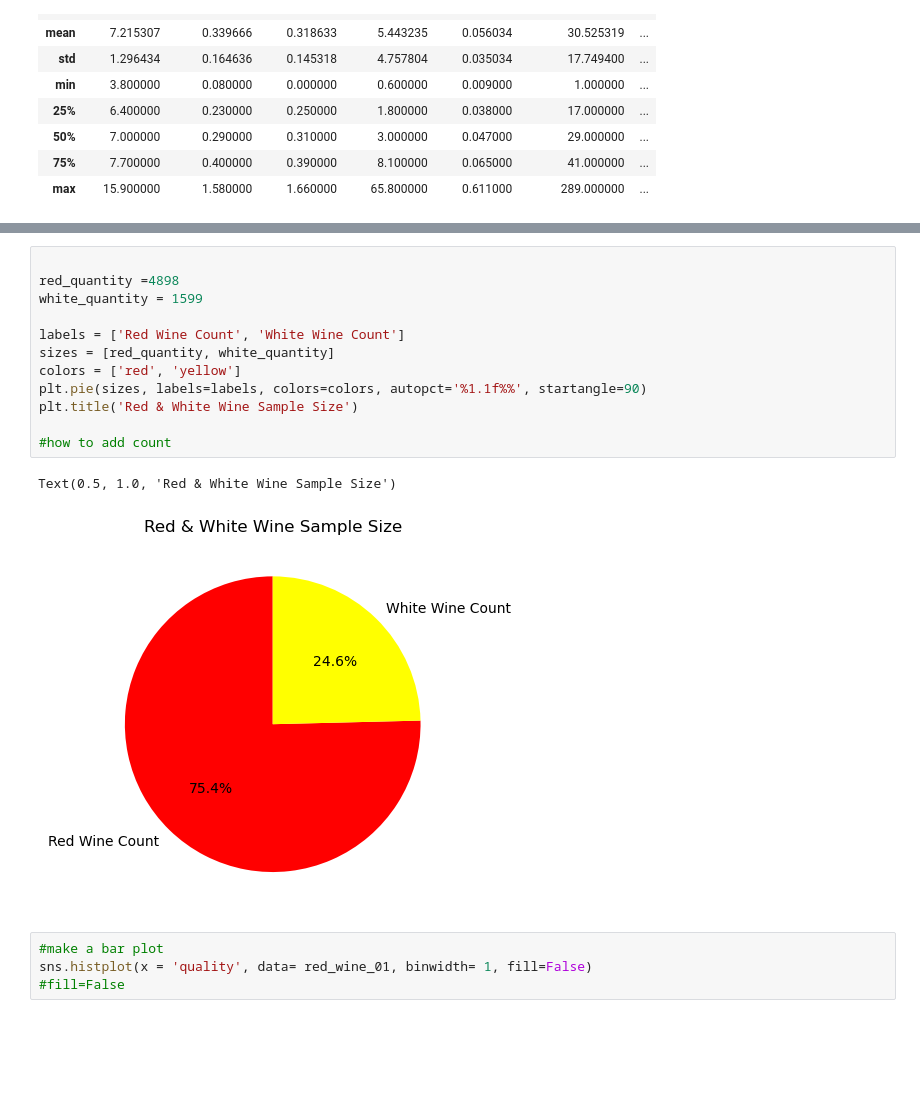
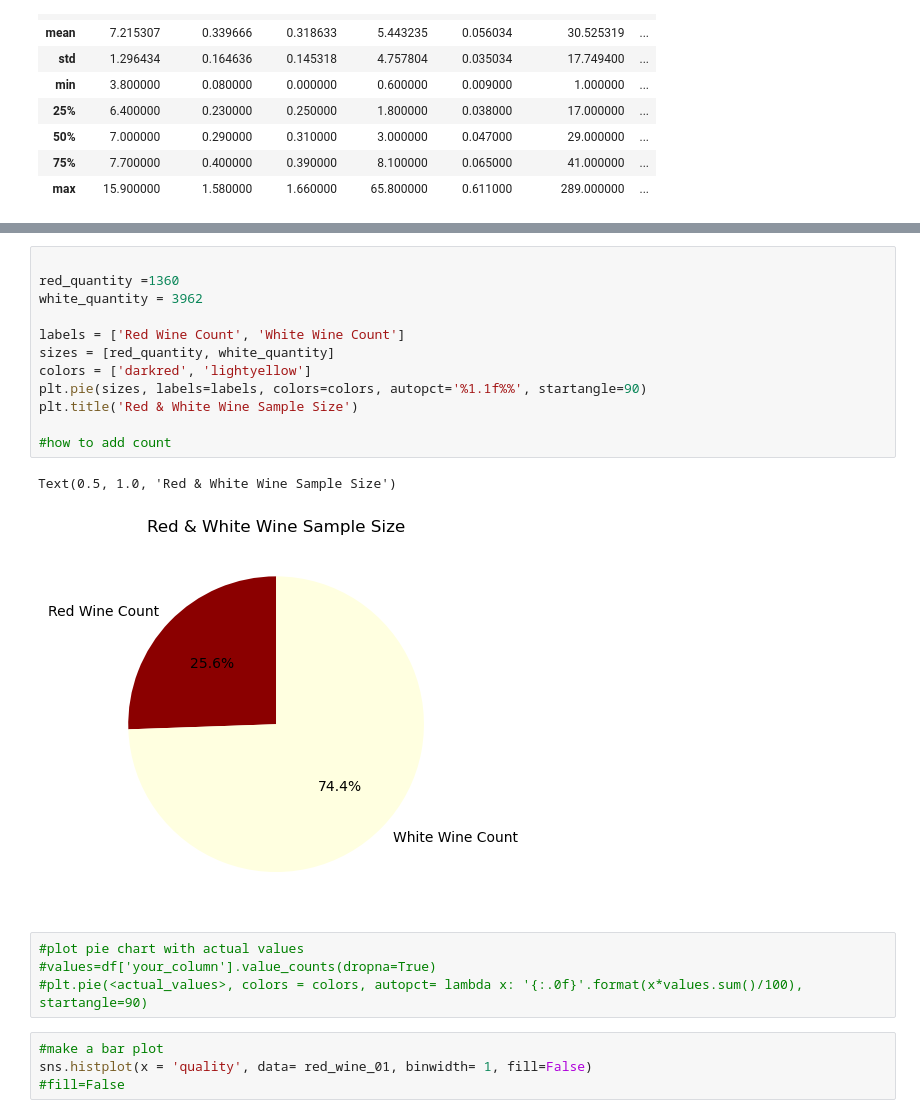
Before and after one commit to MiriamHerrmann/Wine_Data_Project, a Jupyter notebook: WineDataSet.ipynb, the cells around one changed output, grey strips where cells are left out. Drawn from its saved outputs; the diff is of its cells as text; blank space fills up the shorter version.

```diff
--- a/WineDataSet.ipynb
+++ b/WineDataSet.ipynb
@@ -289,18 +317,22 @@ all_wine.describe()
 # %%
 
-red_quantity =4898
-white_quantity = 1599
+red_quantity =1360
+white_quantity = 3962
 
 labels = ['Red Wine Count', 'White Wine Count']
 sizes = [red_quantity, white_quantity]
-colors = ['red', 'yellow']
+colors = ['darkred', 'lightyellow']
 plt.pie(sizes, labels=labels, colors=colors, autopct='%1.1f%%', startangle=90)
 plt.title('Red & White Wine Sample Size')
 
 #how to add count
 # %% [output]
 Text(0.5, 1.0, 'Red & White Wine Sample Size')
-[figure, old version]
+[figure, new version]
+# %%
+#plot pie chart with actual values
+#values=df['your_column'].value_counts(dropna=True)
+#plt.pie(<actual_values>, colors = colors, autopct= lambda x: '{:.0f}'.format(x*values.sum()/100), startangle=90)
 # %%
 #make a bar plot
 sns.histplot(x = 'quality', data= red_wine_01, binwidth= 1, fill=False)
```
Also changed, not shown: parts of 7 cells of this notebook.
